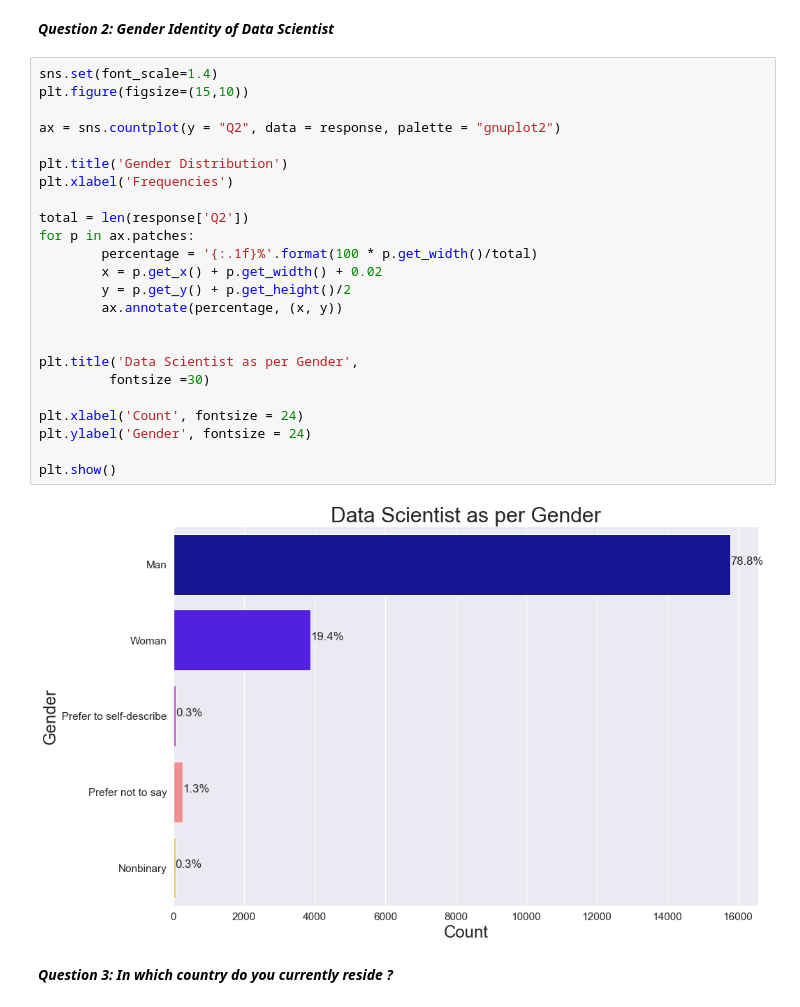
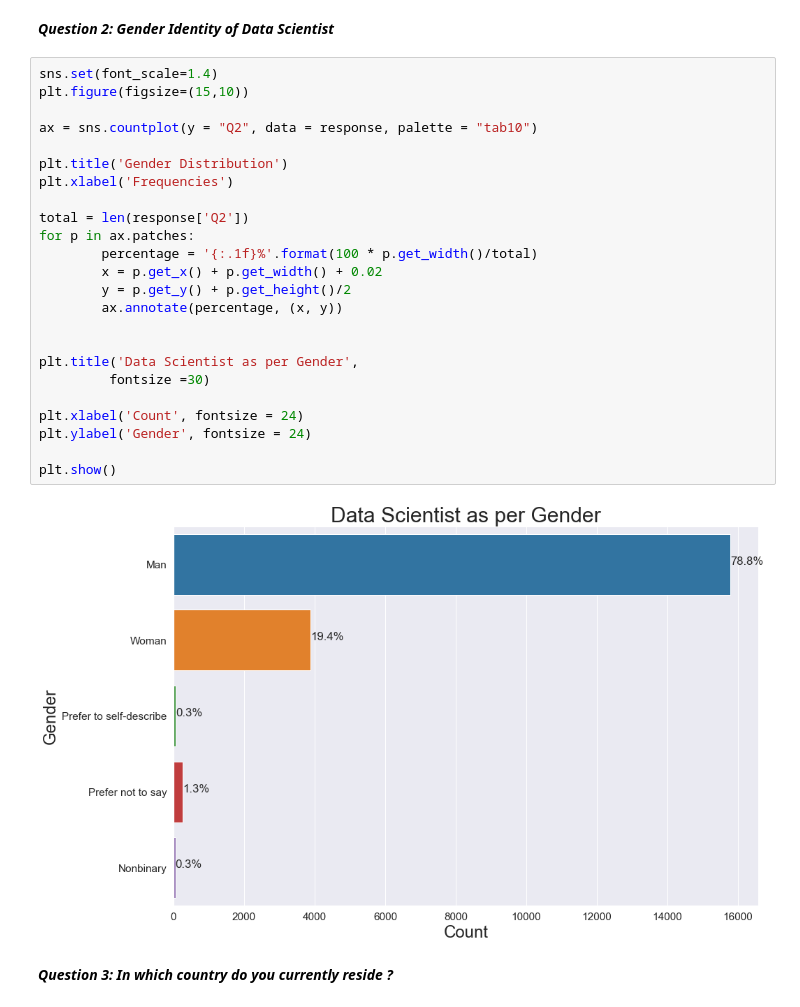
Before and after one commit to Mega-Barrel/Kaggle-ML-DS-Survey, a Jupyter notebook: Kaggle_Survey_EDA.ipynb, the cells around one changed output. Drawn from its saved outputs; the diff is of its cells as text.

```diff
--- a/Kaggle_Survey_EDA.ipynb
+++ b/Kaggle_Survey_EDA.ipynb
@@ -85,29 +90,29 @@ Text(0, 0.5, 'Percentage')
 # %%
 sns.set(font_scale=1.4)
 plt.figure(figsize=(15,10))
 
-ax = sns.countplot(y = "Q2", data = response, palette = "gnuplot2")
+ax = sns.countplot(y = "Q2", data = response, palette = "tab10")
 
 plt.title('Gender Distribution')
 plt.xlabel('Frequencies')
 
 total = len(response['Q2'])
 for p in ax.patches:
         percentage = '{:.1f}%'.format(100 * p.get_width()/total)
         x = p.get_x() + p.get_width() + 0.02
         y = p.get_y() + p.get_height()/2
         ax.annotate(percentage, (x, y))
 
 
 plt.title('Data Scientist as per Gender',
          fontsize =30)
 
 plt.xlabel('Count', fontsize = 24)
 plt.ylabel('Gender', fontsize = 24)
 
 plt.show()
 # %% [output]
-[figure, old version]
+[figure, new version]
 # %% [markdown]
 ***Question 3: In which country do you currently reside ?***
 # %%
```
Also changed, not shown: parts of 8 cells of this notebook.
